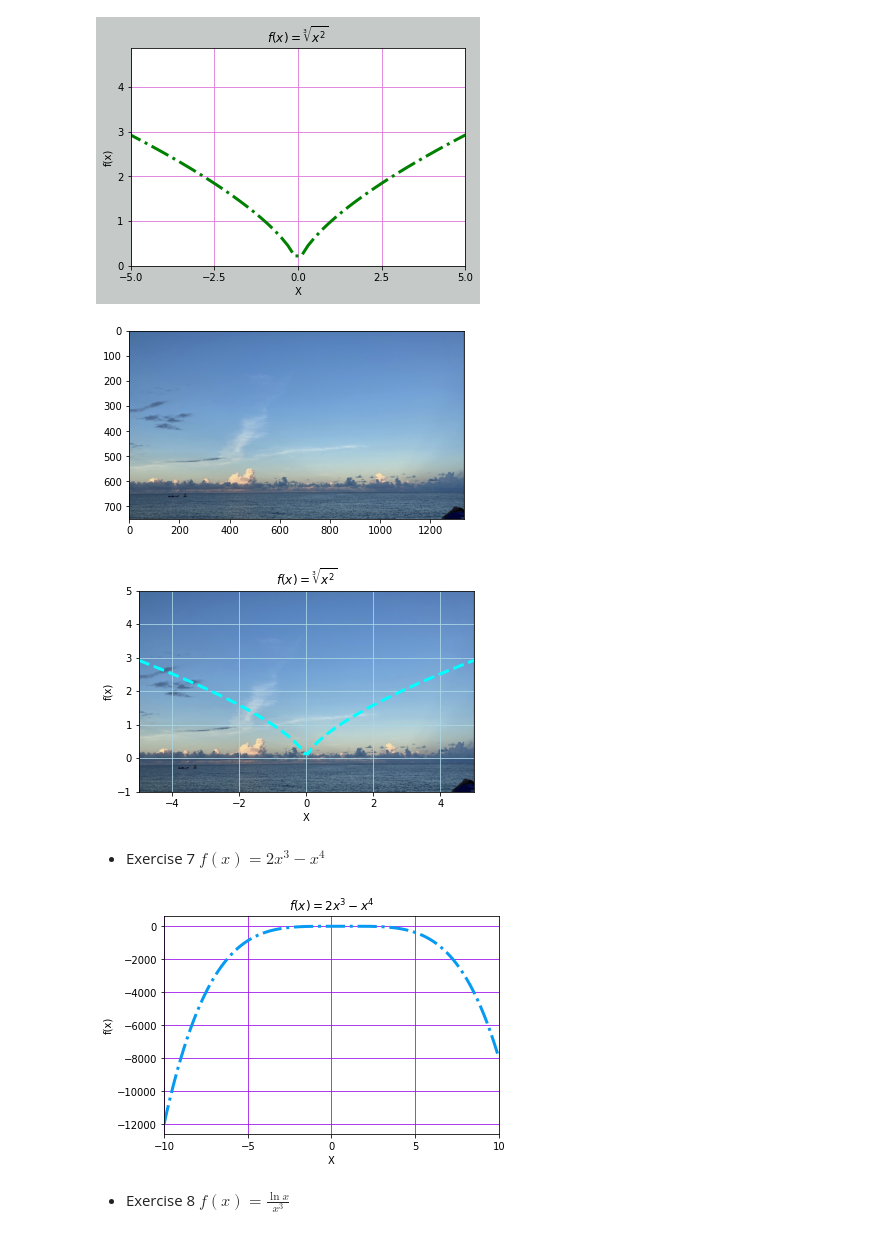
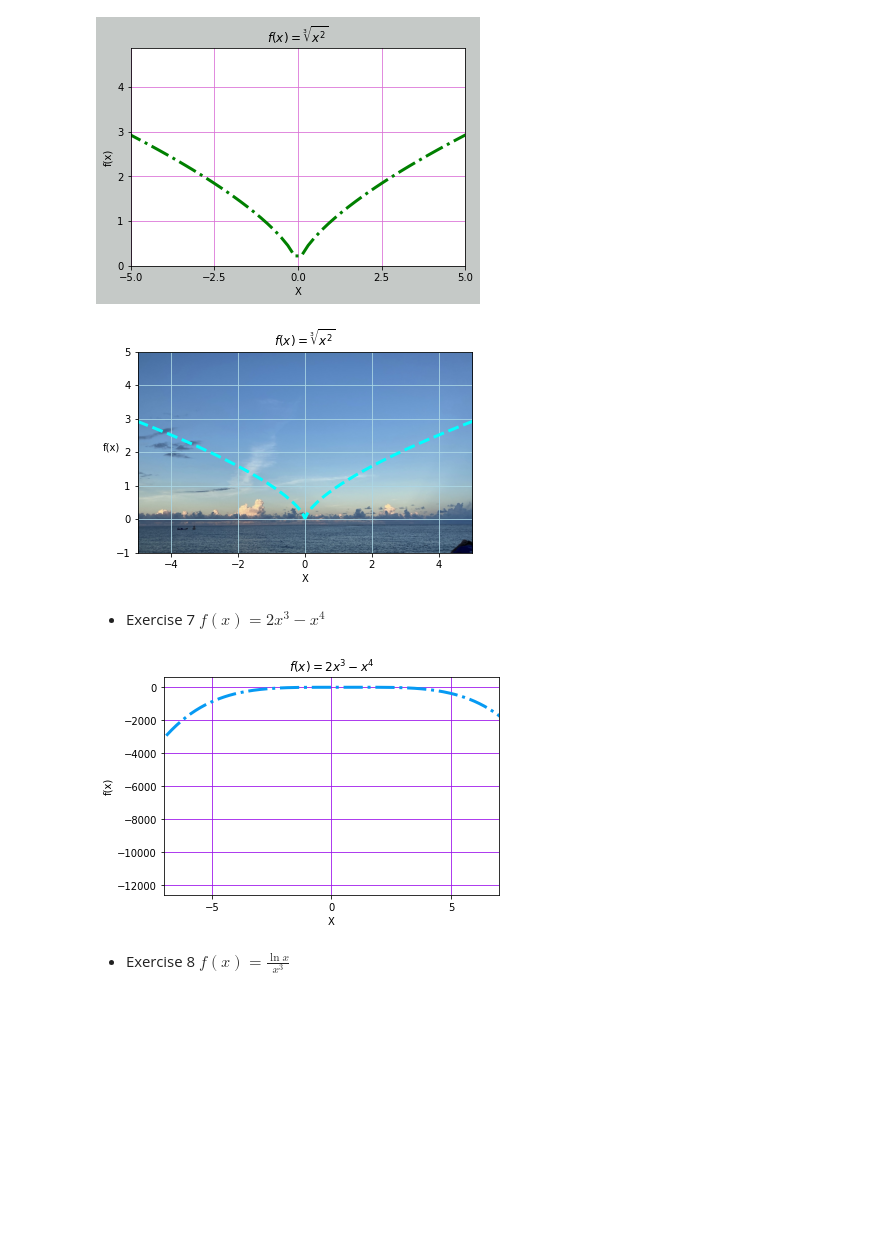
Before and after one commit to aceaceace123/Maching-Learning, a Jupyter notebook: hw2.ipynb, the cells around one changed output. Cells and saved outputs as stored; diff of their text form; code cells hidden in the pictures; blank space fills up the shorter version.

```diff
--- a/hw2.ipynb
+++ b/hw2.ipynb
@@ -245,20 +244,20 @@ plt.show()
 # %%
 import matplotlib.pyplot as plt
 img = plt.imread("/Users/liang/Downloads/EAA502B2-B128-48BB-AF9A-29C03F615D59.jpg")
+# fig, ax = plt.subplots()
+# ax.imshow(img)
 fig, ax = plt.subplots()
-ax.imshow(img)
-fig, ax = plt.subplots()
-x = np.linspace(-5, 5, 100)
+x = np.linspace(-5, 5, 500)
 f = lambda x : (x**2)**(1/3)
 ax.imshow(img, extent=[-5, 5, -1, 5])
-# , extent=[0, 400, 0, 300]
 ax.plot(x, f(x), '--', linewidth=3,color='#00FFFF')
-ax.set_xlabel('X'), ax.set_ylabel('f(x)')
+ax.set_xlabel('X'), ax.set_ylabel('f(x)',rotation=0)
 ax.set_title('$f(x)=\sqrt[3]{x^2}$')
 plt.grid(color='#ADD8E6')
+plt.savefig('ex6.pdf', format='pdf')
+plt.show()
 # %% [output]
-[figure, old version]
+[figure, new version]
-[figure, removed]
 # %% [markdown]
 - Exercise 7 $f(x)=2x^{3}-x^4$
 # %%
@@ -268,7 +267,7 @@ x = np.linspace(-10, 10, 200)
 f = lambda x : 2*x**3-x**4
 fig = plt.figure()
 plt.xticks(np.linspace(-10,10,5))
-plt.xlim(-10,10)
+plt.xlim(-7,7)
 ax = plt.gca() # get current axis
 ax.plot(x, f(x), linewidth = 3, color ='#069AF3', linestyle ='-.')
 ax.grid(True,color='#9A0EEA')
@@ -277,7 +276,7 @@ ax.set_title('$f(x)=2x^{3}-x^{4}$')
 plt.savefig('ex7.jpg', format='jpg')
 plt.show()
 # %% [output]
-[figure, old version]
+[figure, new version]
 # %% [markdown]
 - Exercise 8 $f(x)=\frac{\ln x}{x^{3}}$
 # %%
```
Also changed, not shown: parts of 2 cells of this notebook, 4 other files.
